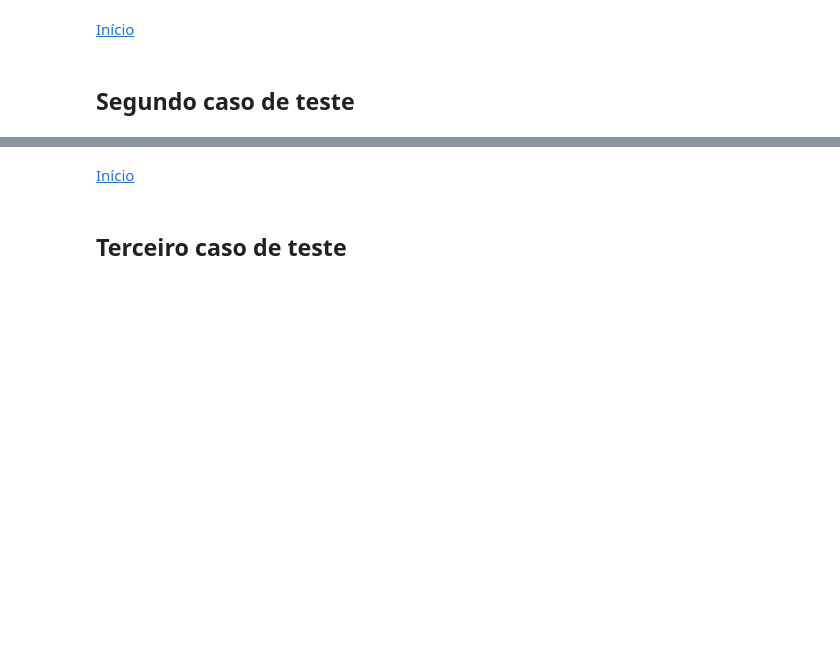
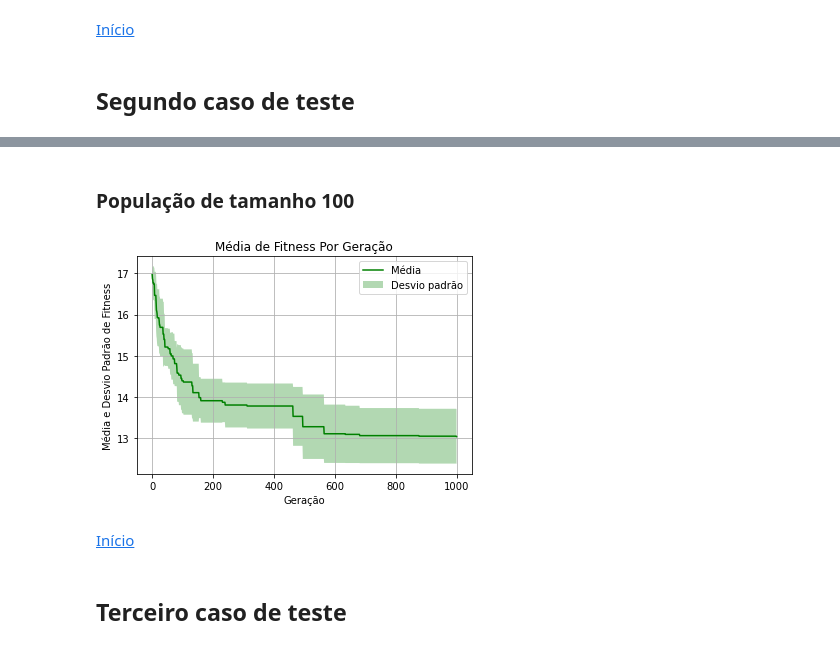
Before and after one commit to julianaAuzier/topicos-especiais-computacao-trabalho1, a Jupyter notebook: 2 - testing random walk.ipynb, the cells around one changed output, grey strips where cells are left out. Cells and saved outputs as stored; diff of their text form; code cells hidden in the pictures; blank space fills up the shorter version.

```diff
--- a/2 - testing random walk.ipynb
+++ b/2 - testing random walk.ipynb
@@ -363,3 +353,9 @@ Image(filename = pathFileImages + '2 Caso de teste - pop30.png')
+# %% [markdown]
+### População de tamanho 100
+# %%
+Image(filename = pathFileImages + '2 Caso de teste - pop100.png')
+# %% [output]
+[figure, added]
 # %% [markdown]
 [Início](#Índice)<br>
 # %% [markdown]
```
Also changed, not shown: parts of 26 cells of this notebook.
